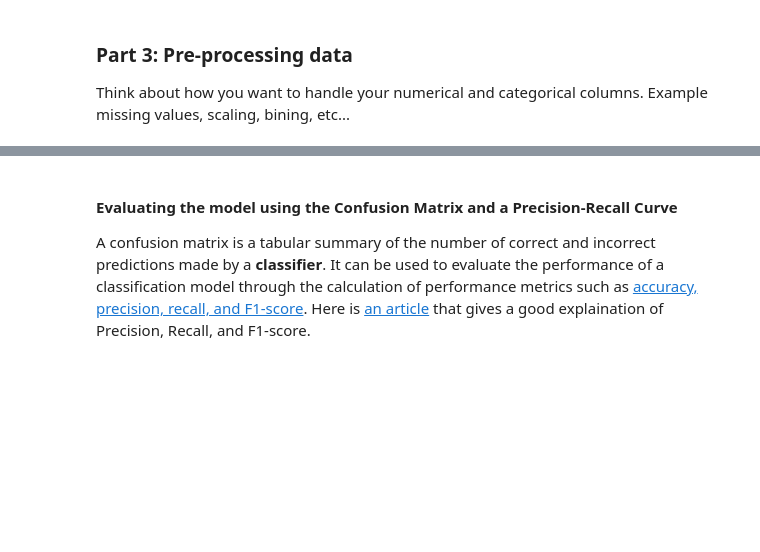
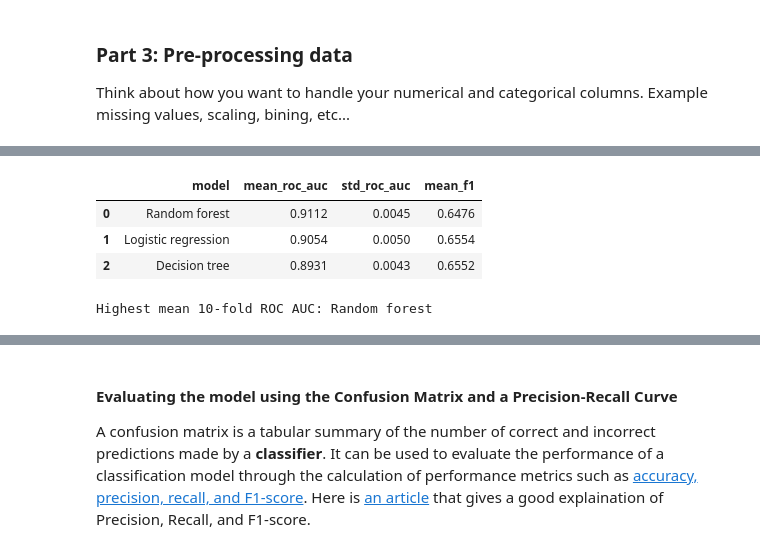
Before and after one commit to satam2/CS133-Data-Vis, a Jupyter notebook: Module07_ML/M08_HW_prep_ml.ipynb, the cells around one changed output, grey strips where cells are left out. Cells and saved outputs as stored; diff of their text form; code cells hidden in the pictures; blank space fills up the shorter version.

```diff
--- a/Module07_ML/M08_HW_prep_ml.ipynb
+++ b/Module07_ML/M08_HW_prep_ml.ipynb
@@ -97,0 +196,31 @@ Select one of the regressor models you used. To evaluate the performance of a **
+# %%
+from sklearn.linear_model import LogisticRegression
+from sklearn.tree import DecisionTreeClassifier
+from sklearn.ensemble import RandomForestClassifier
+from sklearn.model_selection import StratifiedKFold, cross_validate
+
+models = {
+    'Logistic regression': LogisticRegression(max_iter=1000, solver='liblinear', random_state=42),
+    'Decision tree': DecisionTreeClassifier(min_samples_leaf=20, random_state=42),
+    'Random forest': RandomForestClassifier(n_estimators=30, max_depth=12, min_samples_leaf=5,
+                                            random_state=42, n_jobs=1),
+}
+cv = StratifiedKFold(n_splits=10, shuffle=True, random_state=42)
+cv_rows = []
+for name, model in models.items():
+    pipeline = Pipeline([('preprocessor', preprocessor), ('model', model)])
+    scores = cross_validate(pipeline, X_train, y_train, cv=cv,
+                            scoring={'roc_auc': 'roc_auc', 'f1': 'f1'}, n_jobs=2)
+    cv_rows.append({'model': name, 'mean_roc_auc': scores['test_roc_auc'].mean(),
+                    'std_roc_auc': scores['test_roc_auc'].std(),
+                    'mean_f1': scores['test_f1'].mean()})
+cv_results = pd.DataFrame(cv_rows).sort_values('mean_roc_auc', ascending=False).reset_index(drop=True)
+display(cv_results.round(4))
+best_name = cv_results.loc[0, 'model']
+print(f'Highest mean 10-fold ROC AUC: {best_name}')
+# %% [output]
+|  | model | mean_roc_auc | std_roc_auc | mean_f1 |
+| 0 | Random forest | 0.9112 | 0.0045 | 0.6476 |
+| 1 | Logistic regression | 0.9054 | 0.0050 | 0.6554 |
+| 2 | Decision tree | 0.8931 | 0.0043 | 0.6552 |
+Highest mean 10-fold ROC AUC: Random forest
```
Also changed, not shown: parts of 27 cells of this notebook.
